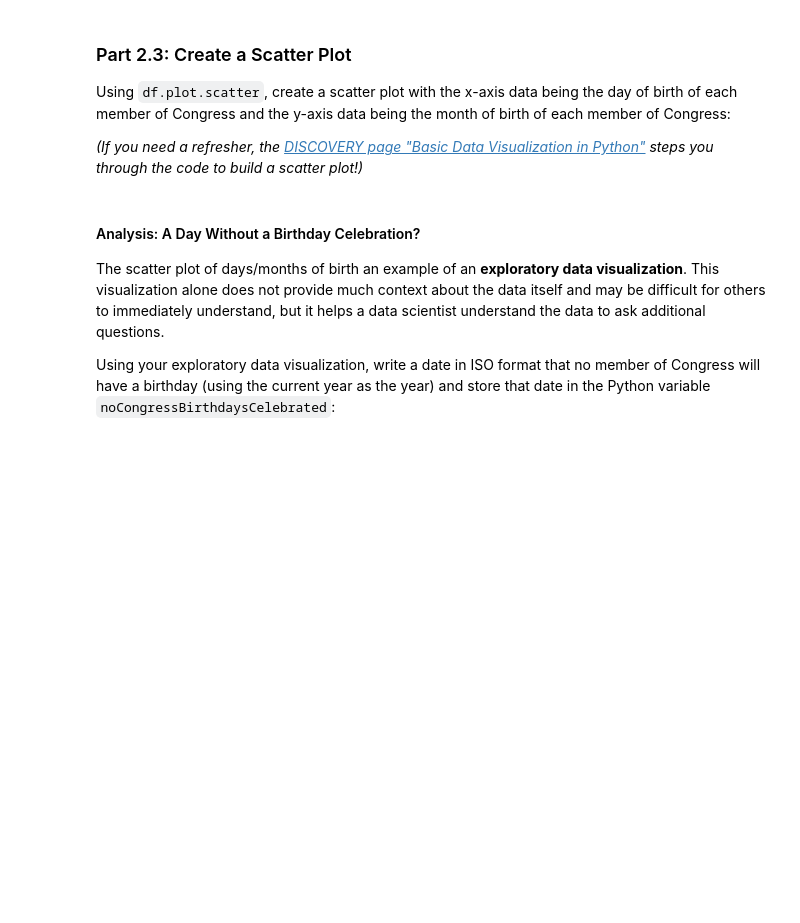
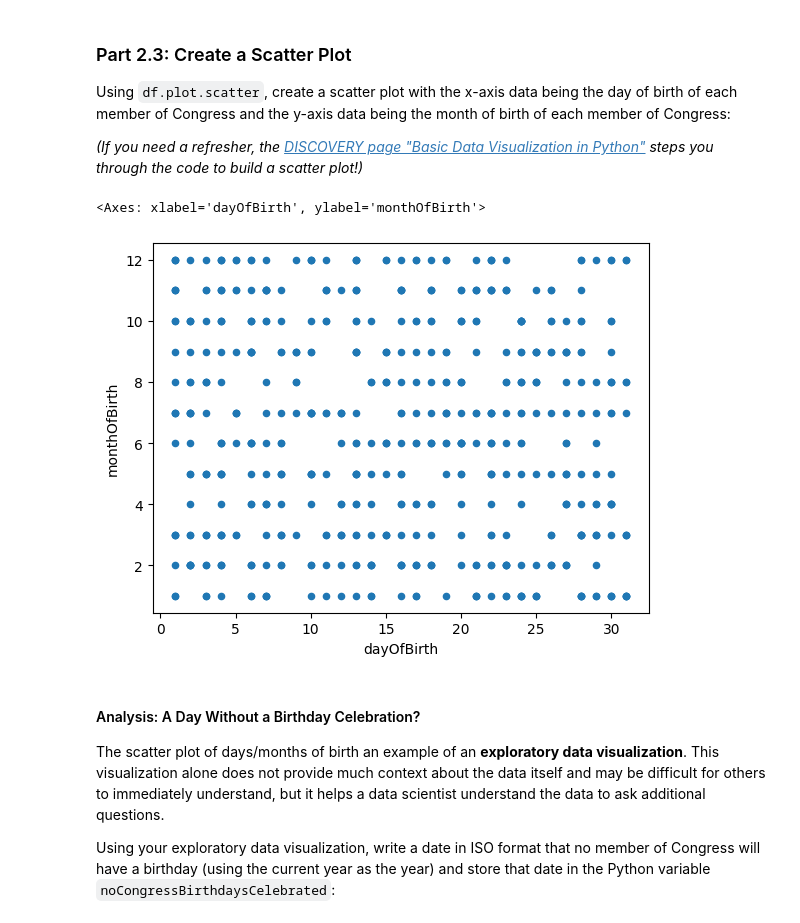
Before and after one commit to srivanik8/beginner_projects, a Jupyter notebook: microproject-04-us-congress/microproject-04-us-congress.ipynb, the cells around one changed output. Drawn from its saved outputs; the diff is of its cells as text; code cells hidden in the pictures; blank space fills up the shorter version.

Commit message:
microproject-04-us-congress done

```diff
--- a/microproject-04-us-congress/microproject-04-us-congress.ipynb
+++ b/microproject-04-us-congress/microproject-04-us-congress.ipynb
@@ -36,4 +36,5 @@ Create a DataFrame in the Python variable named `df` that contains the `legislat
 # %%
 # Import the `legislators-current` dataset into the Python variable `df`:
 #   https://unitedstates.github.io/congress-legislators/legislators-current.csv
-...
+import pandas as pd
+df = pd.read_csv('https://unitedstates.github.io/congress-legislators/legislators-current.csv')
@@ -142,5 +190,5 @@ To convert data from a string to a date, the pandas library provides the functio
 
 Create a new column in your DataFrame `df` called `birthday_dt` that stores the `birthday` date as a DateTime:
 # %%
-df["birthday_dt"] = ...
+df["birthday_dt"] = pd.to_datetime(df['birthday'])
 df["birthday_dt"]
@@ -186,10 +249,10 @@ To create this scatter plot, we need both pieces of data in individual columns i
 2. Add a new column to `df` called `monthOfBirth` that contains the day of month for the member of Congress
 # %%
 # Add a new column to df called `dayOfBirth`:
-...
+df['dayOfBirth'] = df['birthday_dt'].dt.day
 # %%
 # Add a new column to df called `monthOfBirth`:
-...
+df['monthOfBirth'] = df['birthday_dt'].dt.month
 # %%
 ### TEST CASE for Part 2.2: Using DateTime Operations
 
@@ -209,7 +274,10 @@ Using `df.plot.scatter`, create a scatter plot with the x-axis data being the da
 *(If you need a refresher, the [DISCOVERY page "Basic Data Visualization in Python"](https://discovery.cs.illinois.edu/learn/Exploratory-Data-Analysis/Basic-Data-Visualization-in-Python/#Specifying-x-and-y-Column-Values) steps you through the code to build a scatter plot!)*
 # %%
 # Create a scatter plot:
-...
+df.plot.scatter(x='dayOfBirth' , y='monthOfBirth')
+# %% [output]
+<Axes: xlabel='dayOfBirth', ylabel='monthOfBirth'>
+[figure, added]
 # %% [markdown]
 #### Analysis: A Day Without a Birthday Celebration?
 
```
Also changed, not shown: parts of 25 cells of this notebook.
